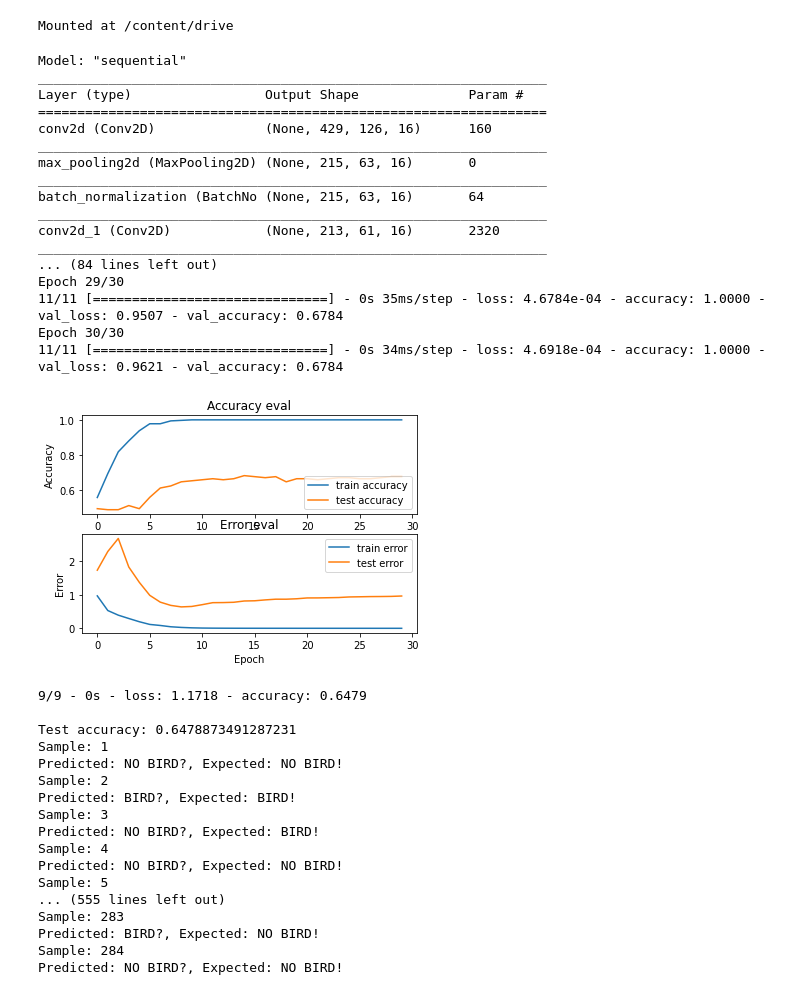
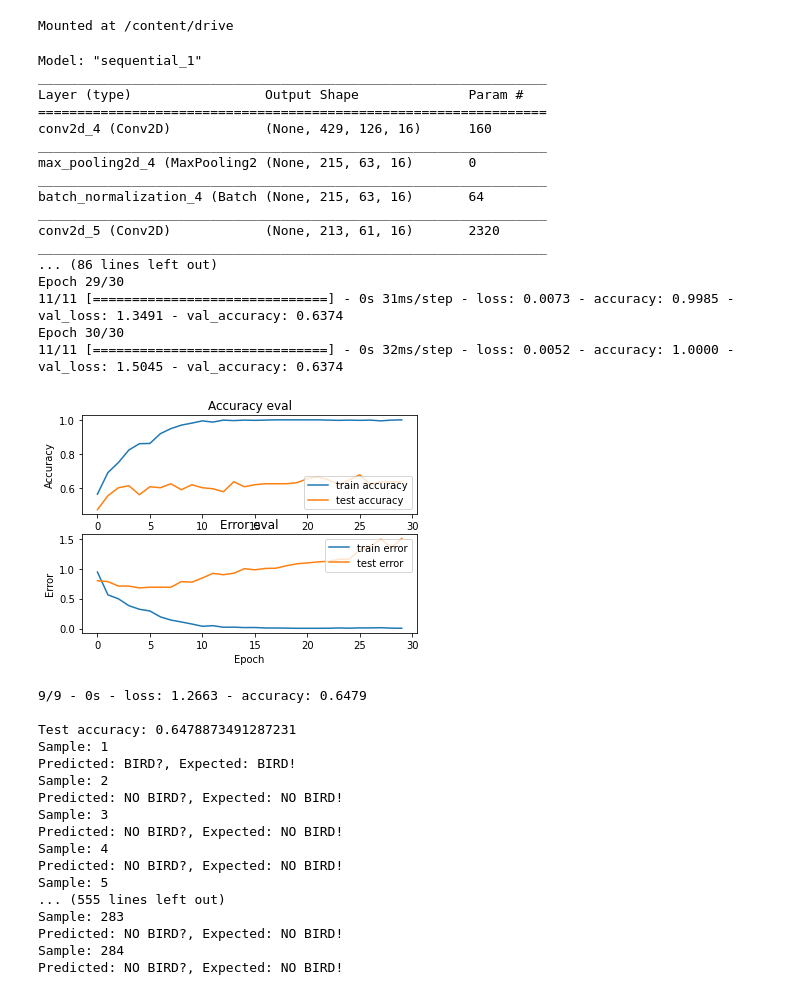
Before and after one commit to edward-h-81/bird_sound_detection, a Jupyter notebook: CNN_Colab/CNN Bulbul.ipynb, the cells around one changed output. Drawn from its saved outputs; the diff is of its cells as text; code cells hidden in the pictures.

Commit message:
dropout in one layer

```diff
--- a/CNN_Colab/CNN Bulbul.ipynb
+++ b/CNN_Colab/CNN Bulbul.ipynb
@@ -119,7 +119,7 @@ def build_model(input_shape):
     # flatten output and feed to dense layer
     model.add(keras.layers.Flatten())
     model.add(keras.layers.Dense(256, activation='relu'))
-    # model.add(keras.layers.Dropout(0.3))
+    model.add(keras.layers.Dropout(0.3))
     model.add(keras.layers.Dense(32, activation='relu'))
     # model.add(keras.layers.Dropout(0.3))
 
@@ -178,56 +178,56 @@ if __name__ == "__main__":
     model.summary()
 
     # train model
     history = model.fit(X_train, y_train, validation_data=(X_validation, y_validation), batch_size=64, epochs=30)
 
     # plot accuracy/error for training and validation
     plot_history(history)
 
     # evaluate model on test set
     test_loss, test_acc = model.evaluate(X_test, y_test, verbose=2)
     print('\nTest accuracy:', test_acc)
 
     index = 0
     # make prediction on a sample
     while index < len(X_test):
         X = X_test[index]
         y = y_test[index]
         print("Sample: {}".format(index+1))
         predict(model, X, y)
         index += 1
 # %% [output]
-Model: "sequential"
+Model: "sequential_1"
 _________________________________________________________________
 Layer (type)                 Output Shape              Param #
 =================================================================
-conv2d (Conv2D)              (None, 429, 126, 16)      160
+conv2d_4 (Conv2D)            (None, 429, 126, 16)      160
 _________________________________________________________________
-max_pooling2d (MaxPooling2D) (None, 215, 63, 16)       0
+max_pooling2d_4 (MaxPooling2 (None, 215, 63, 16)       0
 _________________________________________________________________
-batch_normalization (BatchNo (None, 215, 63, 16)       64
+batch_normalization_4 (Batch (None, 215, 63, 16)       64
 _________________________________________________________________
-conv2d_1 (Conv2D)            (None, 213, 61, 16)       2320
+conv2d_5 (Conv2D)            (None, 213, 61, 16)       2320
 _________________________________________________________________
-... (84 lines left out)
+... (86 lines left out)
 Epoch 29/30
-11/11 [==============================] - 0s 35ms/step - loss: 4.6784e-04 - accuracy: 1.0000 - val_loss: 0.9507 - val_accuracy: 0.6784
+11/11 [==============================] - 0s 31ms/step - loss: 0.0073 - accuracy: 0.9985 - val_loss: 1.3491 - val_accuracy: 0.6374
 Epoch 30/30
-11/11 [==============================] - 0s 34ms/step - loss: 4.6918e-04 - accuracy: 1.0000 - val_loss: 0.9621 - val_accuracy: 0.6784
+11/11 [==============================] - 0s 32ms/step - loss: 0.0052 - accuracy: 1.0000 - val_loss: 1.5045 - val_accuracy: 0.6374
-[figure, old version]
+[figure, new version]
-9/9 - 0s - loss: 1.1718 - accuracy: 0.6479
+9/9 - 0s - loss: 1.2663 - accuracy: 0.6479
 
 Test accuracy: 0.6478873491287231
 Sample: 1
+Predicted: BIRD?, Expected: BIRD!
+Sample: 2
 Predicted: NO BIRD?, Expected: NO BIRD!
-Sample: 2
-Predicted: BIRD?, Expected: BIRD!
 Sample: 3
-Predicted: NO BIRD?, Expected: BIRD!
+Predicted: NO BIRD?, Expected: NO BIRD!
 Sample: 4
 Predicted: NO BIRD?, Expected: NO BIRD!
 Sample: 5
 ... (555 lines left out)
 Sample: 283
-Predicted: BIRD?, Expected: NO BIRD!
+Predicted: NO BIRD?, Expected: NO BIRD!
 Sample: 284
 Predicted: NO BIRD?, Expected: NO BIRD!
```
